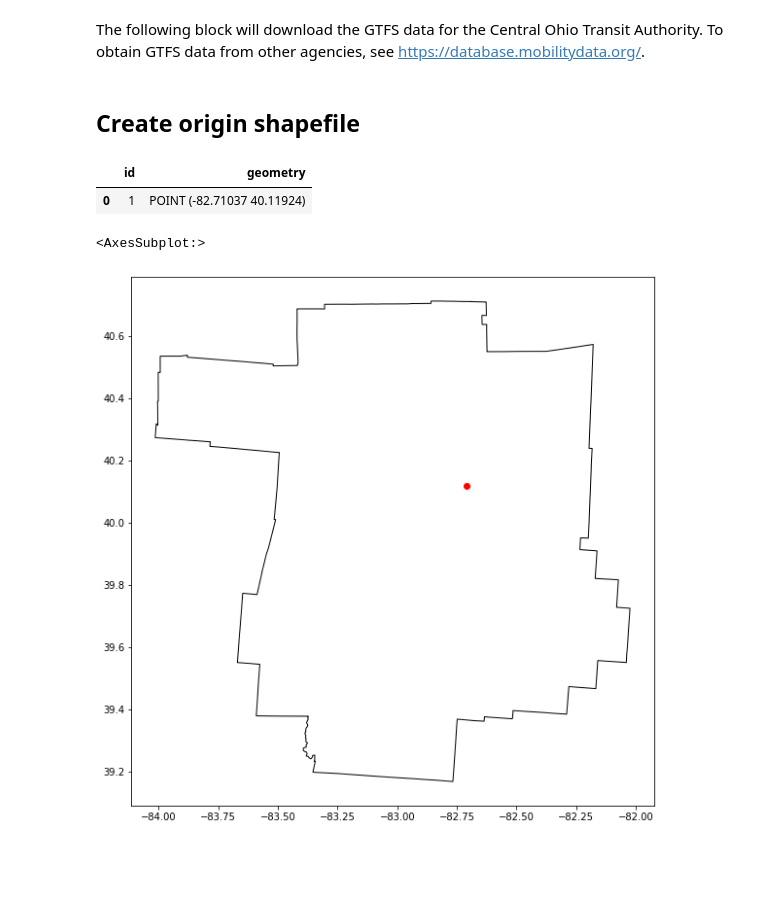
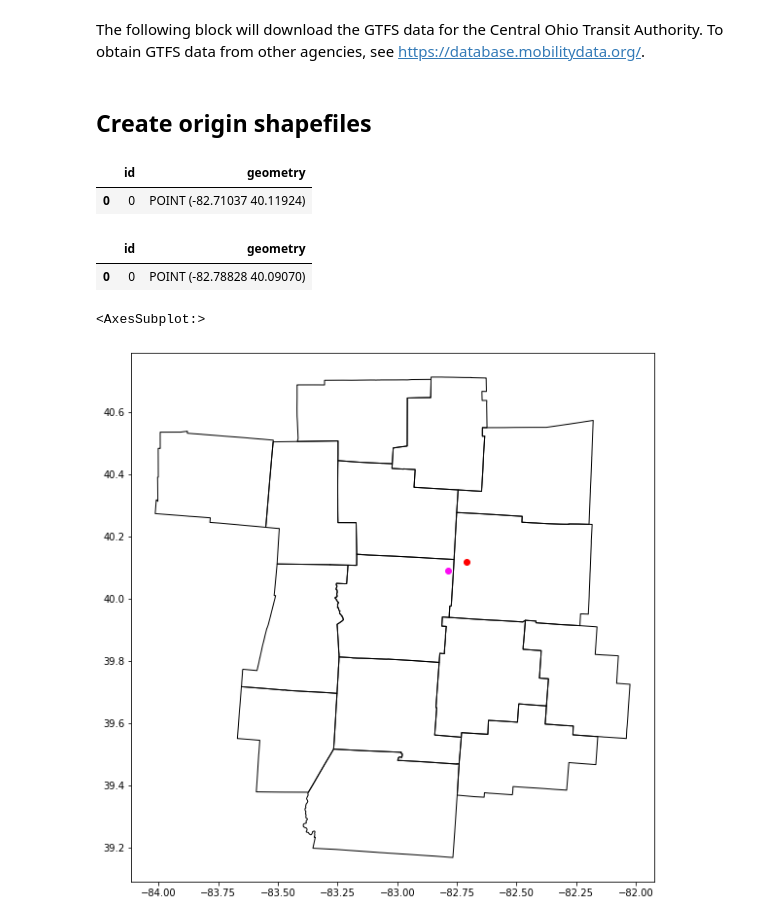
Before and after one commit to aporr/r5r-demo, a Jupyter notebook: Step 1 - Prepare input data.ipynb, the cells around one changed output. Cells and saved outputs as stored; diff of their text form; code cells hidden in the pictures; blank space fills up the shorter version.

```diff
--- a/Step 1 - Prepare input data.ipynb
+++ b/Step 1 - Prepare input data.ipynb
@@ -233,4 +239,4 @@ with open(os.path.join(fileDir, "cota.gtfs.zip"), 'wb') as f:
     for chunk in r.iter_content(chunk_size=128):
         f.write(chunk)
 # %% [markdown]
-## Create origin shapefile
+## Create origin shapefiles
@@ -239,14 +243,25 @@ site = gpd.read_file("./input_data/site/site.geojson")
-# %%
-site["id"] = site["id"].astype("int")
-site = site.to_crs(epsg=4326)
-site.to_file("./input_data/site/site.shp")
-site.head()
-# %% [output]
-|  | id | geometry |
-| 0 | 1 | POINT (-82.71037 40.11924) |
+# %%
+site = gpd.read_file("./input_data/site/site.geojson")
+site["id"] = site["id"].astype("int")
+site = site.to_crs(epsg=4326)
+site.to_file("./input_data/site/site.shp")
+site.head()
+# %% [output]
+|  | id | geometry |
+| 0 | 0 | POINT (-82.71037 40.11924) |
+# %%
+park_and_ride = gpd.read_file("./input_data/park_and_ride/park_and_ride.geojson")
+park_and_ride["id"] = park_and_ride["id"].astype("int")
+park_and_ride = park_and_ride.to_crs(epsg=4326)
+park_and_ride.to_file("./input_data/park_and_ride/park_and_ride.shp")
+park_and_ride.head()
+# %% [output]
+|  | id | geometry |
+| 0 | 0 | POINT (-82.78828 40.09070) |
 # %%
 ax = site.plot(markersize=36, color="red", figsize=(10,10))
-region.plot(ax=ax, edgecolor="black", facecolor="none")
+park_and_ride.plot(ax=ax, markersize=36, color="#fc0cf4")
+counties_region.plot(ax=ax, edgecolor="black", facecolor="none")
 # %% [output]
 <AxesSubplot:>
-[figure, old version]
+[figure, new version]
```
Also changed, not shown: parts of 3 cells of this notebook, 2 other files.
